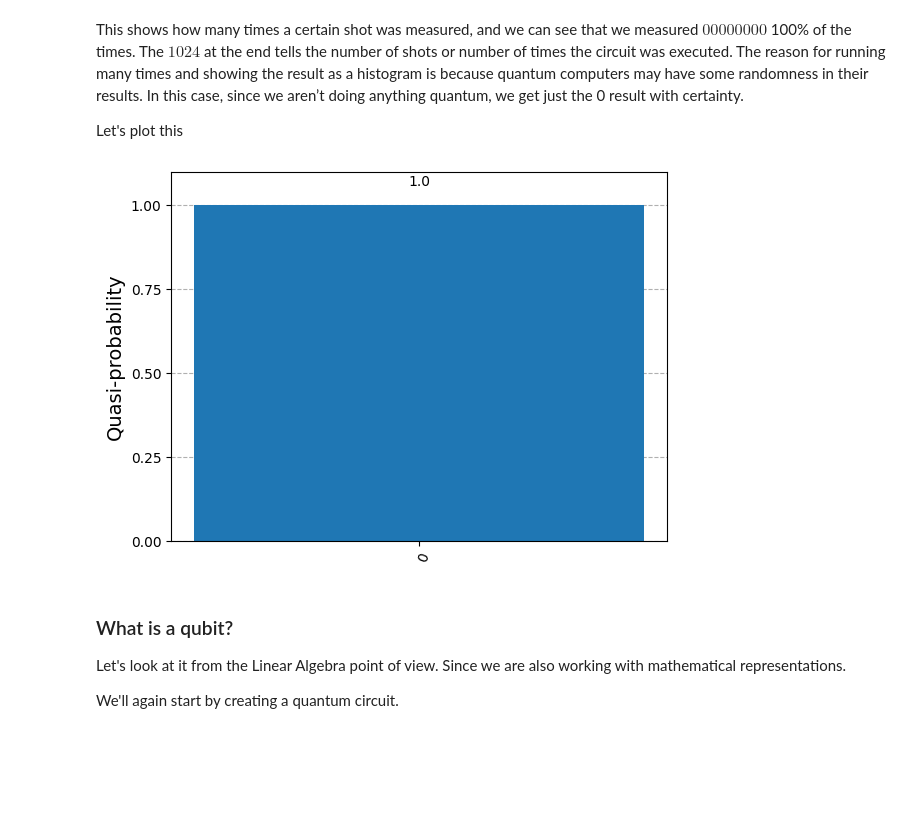
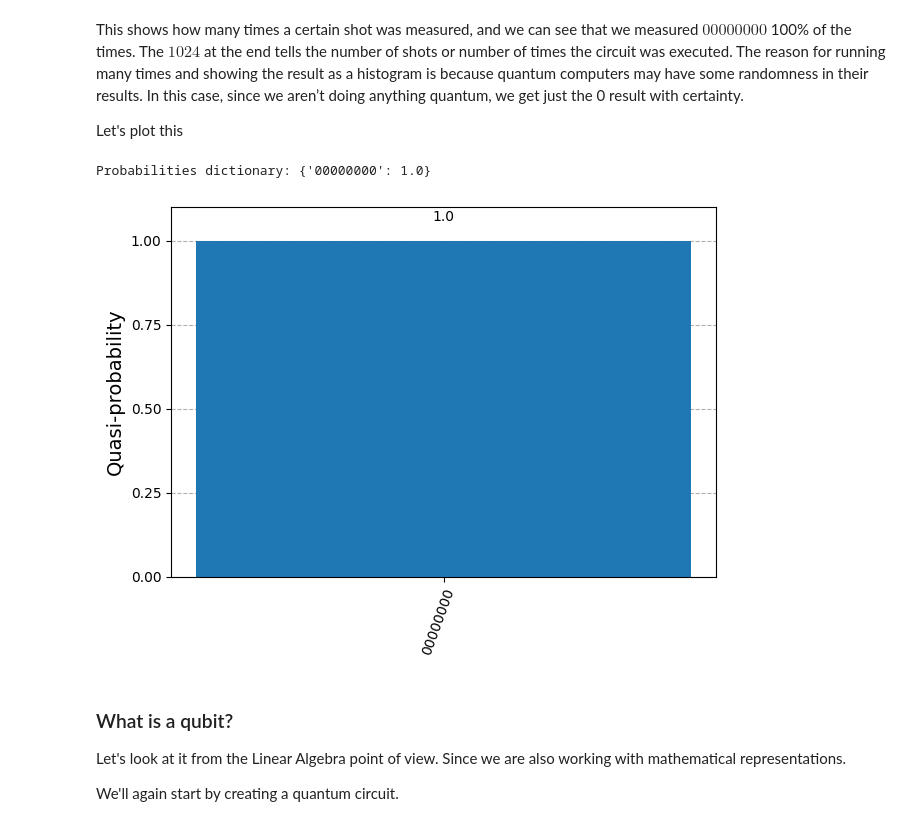
Before and after one commit to fcisuez-2018/Learn-Quantum-Computing-with-Qiskit, a Jupyter notebook: Atoms_of_Computation.ipynb, the cells around one changed output. Cells and saved outputs as stored; diff of their text form; code cells hidden in the pictures; blank space fills up the shorter version.

```diff
--- a/Atoms_of_Computation.ipynb
+++ b/Atoms_of_Computation.ipynb
@@ -188,10 +226,25 @@ This shows how many times a certain shot was measured, and we can see that we me
 
 
  Let's plot this
-# %%
-plot_histogram(result.quasi_dists[0])
-# %% [output]
-[figure, removed]
+# %%
+from qiskit.result.counts import Counts
+
+# Extract quasi-probabilities
+##quasi_dists = pub_result.data.meas.get_quasiprobabilities()
+# 2. Sum the total number of shots
+total_shots = sum(counts.values())
+
+# 3. Calculate fractional probabilities manually
+quasi_dists = {bitstring: count / total_shots for bitstring, count in counts.items()}
+
+print("Probabilities dictionary:", quasi_dists)
+
+# Now you can pass this dictionary directly into the histogram if needed
+
+plot_histogram(quasi_dists)
+# %% [output]
+Probabilities dictionary: {'00000000': 1.0}
+[figure, added]
 # %% [markdown]
 ### What is a qubit?
 
```
Also changed, not shown: parts of 6 cells of this notebook.
